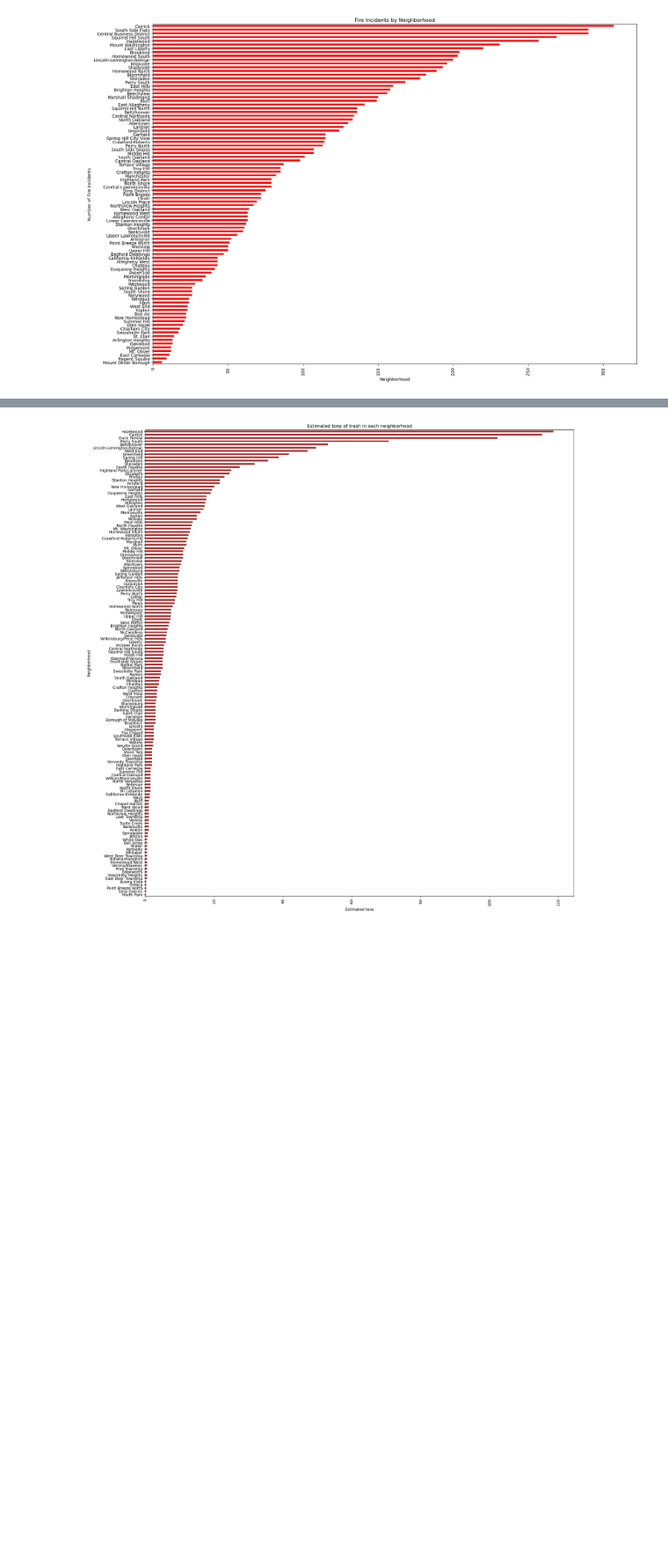
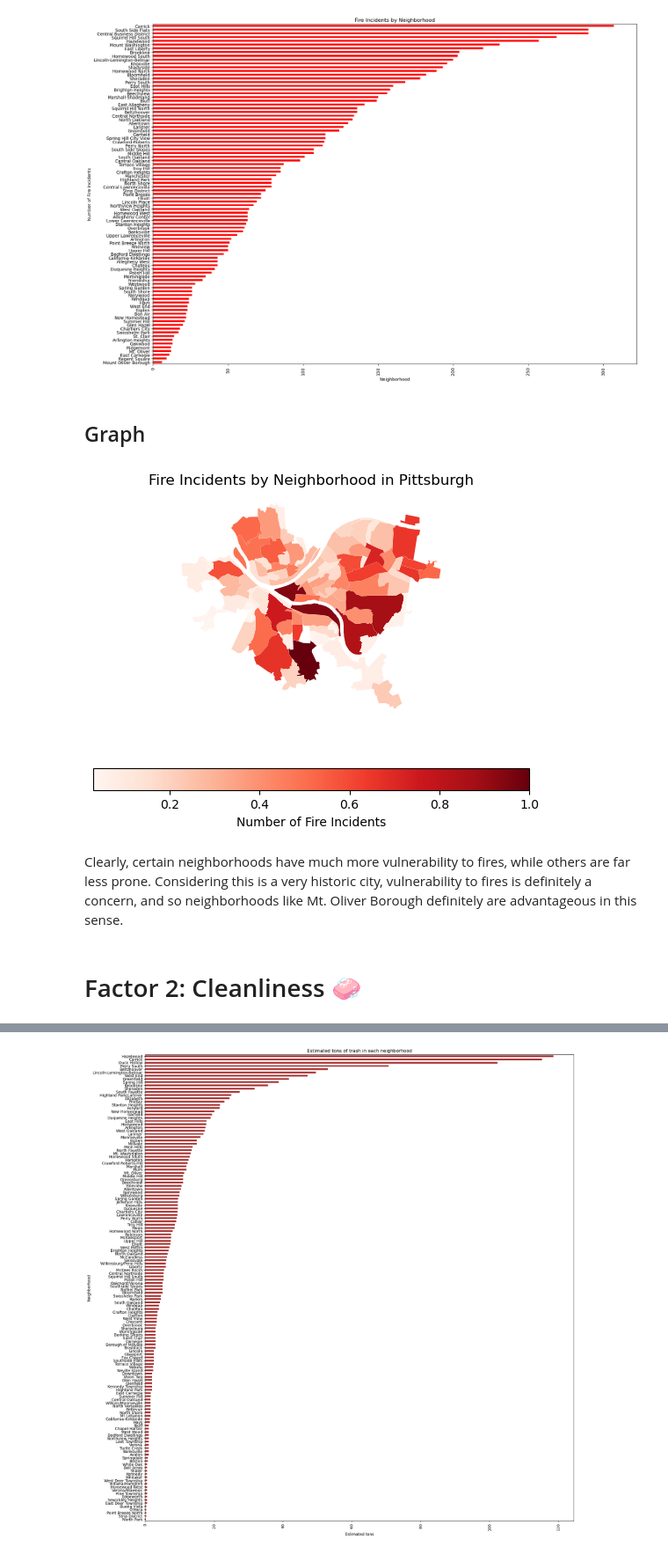
Before and after one commit to richardnewcomb/BigIdeasFinal, a Jupyter notebook: final.ipynb, the cells around one changed output, grey strips where cells are left out. Shown at 88% size. Saved outputs shown, nothing was run; the diff lists cells and outputs as text; code cells hidden in the pictures; blank space fills up the shorter version.

```diff
--- a/final.ipynb
+++ b/final.ipynb
@@ -27,4 +29,24 @@ plt.tight_layout()
 plt.show()
 # %% [output]
 [figure]
+# %% [markdown]
+## Graph
+# %%
+import geopandas as gpd
+import matplotlib.pyplot as plt
+neighborhoods = gpd.read_file("Neighborhoods_.shp")
+weights = count.reset_index()
+weights.columns = ['Neighborhood', 'fire_incidents']
+map_data = neighborhoods.merge(weights, how='left', left_on='hood', right_on='Neighborhood')
+map_data.plot(column='fire_incidents', cmap='Reds', legend=True,
+legend_kwds={'label': "Number of Fire Incidents",'orientation': "horizontal"})
+plt.title("Fire Incidents by Neighborhood in Pittsburgh")
+plt.axis('off')
+plt.show()
+# %% [output]
+[figure, added]
+# %% [markdown]
+Clearly, certain neighborhoods have much more vulnerability to fires, while others are far less prone. Considering this is a very historic city, vulnerability to fires is definitely a concern, and so neighborhoods like Mt. Oliver Borough definitely are advantageous in this sense.
+# %% [markdown]
+# Factor 2: Cleanliness 🧼
 # %% [markdown]
```
Also changed, not shown: parts of 13 cells of this notebook, 2 other files.
